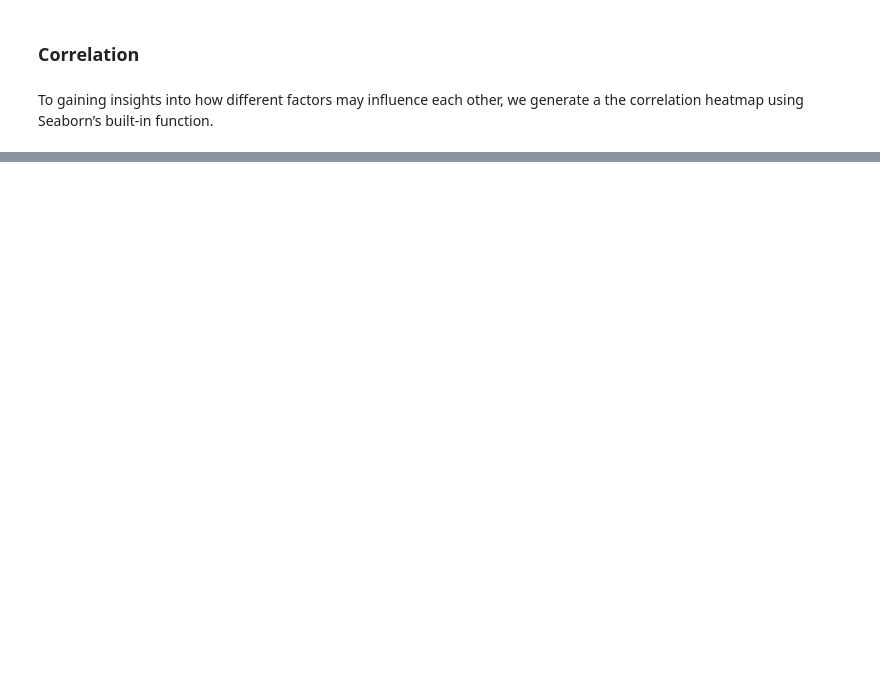
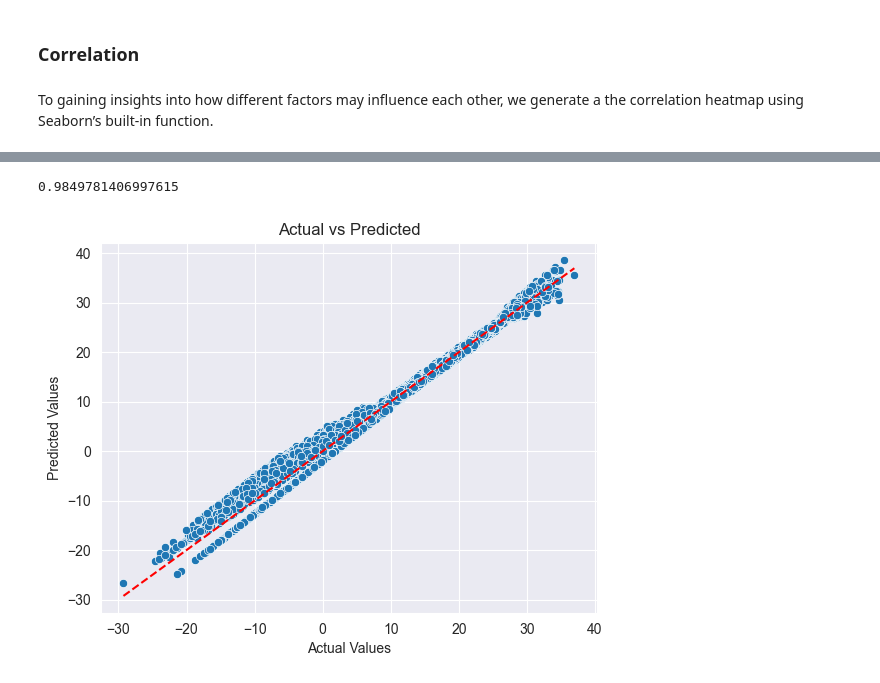
Before and after one commit to annvnt/tum-pads-weatherforcasting, a Jupyter notebook: main.ipynb, the cells around one changed output, grey strips where cells are left out. Saved outputs shown, nothing was run; the diff lists cells and outputs as text; code cells hidden in the pictures; blank space fills up the shorter version.

```diff
--- a/main.ipynb
+++ b/main.ipynb
@@ -749,0 +830,37 @@ sns.heatmap(df_corr, annot = True)
+# %%
+
+X = cleaned_df['temp'].values.reshape(-1, 1)
+y = cleaned_df['feels_like'].values  # 1D target is fine
+X_train, X_test, y_train, y_test = train_test_split(X, y, test_size = 0.2, random_state = 14)
+
+model = LinearRegression()
+model.fit(X_train, y_train)
+
+y_pred = model.predict(X_test)
+accuracy = model.score(X_test, y_test)
+accuracy
+# %% [output]
+0.9849781406997615
+# %%
+
+
+# Assume y_test and y_pred are available
+
+# Create a DataFrame for plotting
+import pandas as pd
+df_plot = pd.DataFrame({'Actual': y_test, 'Predicted': y_pred})
+
+# Scatter plot of Actual vs Predicted
+sns.scatterplot(data=df_plot, x='Actual', y='Predicted')
+
+# Add a diagonal line for perfect prediction
+plt.plot([df_plot.Actual.min(), df_plot.Actual.max()],
+         [df_plot.Actual.min(), df_plot.Actual.max()],
+         color='red', linestyle='--')
+
+plt.title('Actual vs Predicted')
+plt.xlabel('Actual Values')
+plt.ylabel('Predicted Values')
+plt.show()
+# %% [output]
+[figure, added]
```
Also changed, not shown: parts of 27 cells of this notebook, 2 other files.
